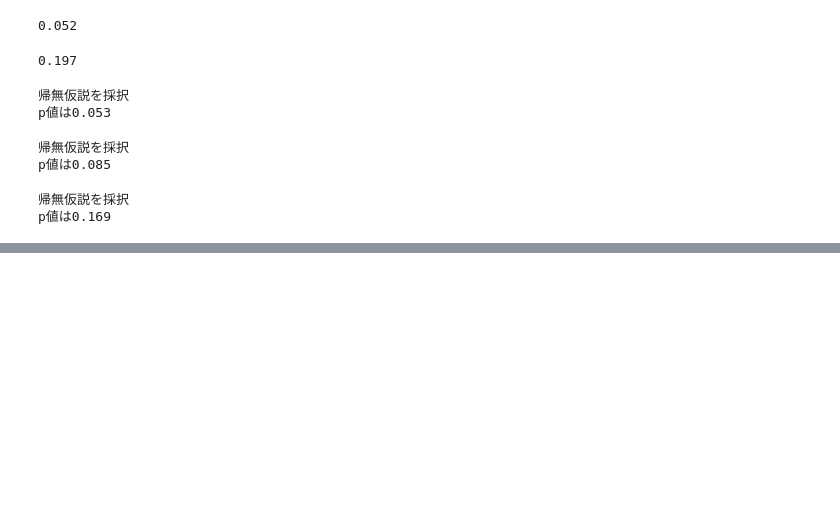
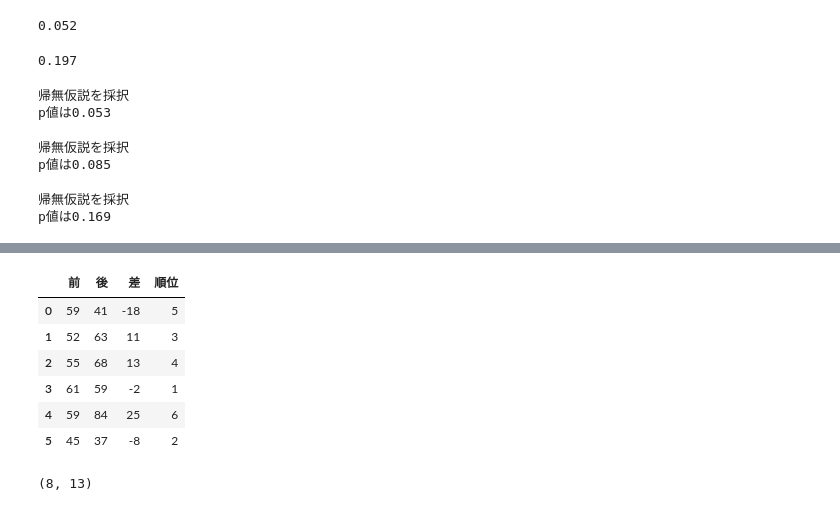
Before and after one commit to ToshikiShimizu/statistics, a Jupyter notebook: python-understand-statistics/notebook/ch11.ipynb, the cells around one changed output, grey strips where cells are left out. Saved outputs shown, nothing was run; the diff lists cells and outputs as text; code cells hidden in the pictures; blank space fills up the shorter version.

```diff
--- a/python-understand-statistics/notebook/ch11.ipynb
+++ b/python-understand-statistics/notebook/ch11.ipynb
@@ -152,0 +206,4 @@ t, p = stats.ttest_
+# %%
+training_rel = pd.read_csv('../data/ch11_training_rel.csv')
+toy_df = training_rel[:6].copy()
+toy_df
@@ -152,0 +218,4 @@ t, p = stats.ttest_
+# %%
+diff = toy_df['後'] - toy_df['前']
+toy_df['差'] = diff
+toy_df
@@ -152,0 +230,18 @@ t, p = stats.ttest_
+# %%
+rank = stats.rankdata(abs(diff)).astype(int)
+toy_df['順位'] = rank
+toy_df
+# %% [output]
+|  | 前 | 後 | 差 | 順位 |
+| 0 | 59 | 41 | -18 | 5 |
+| 1 | 52 | 63 | 11 | 3 |
+| 2 | 55 | 68 | 13 | 4 |
+| 3 | 61 | 59 | -2 | 1 |
+| 4 | 59 | 84 | 25 | 6 |
+| 5 | 45 | 37 | -8 | 2 |
+# %%
+r_minus = np.sum((diff<0)*rank)
+r_plus = np.sum((diff>0)*rank)
+r_minus, r_plus
+# %% [output]
+(8, 13)
```
Also changed, not shown: parts of 40 cells of this notebook.
